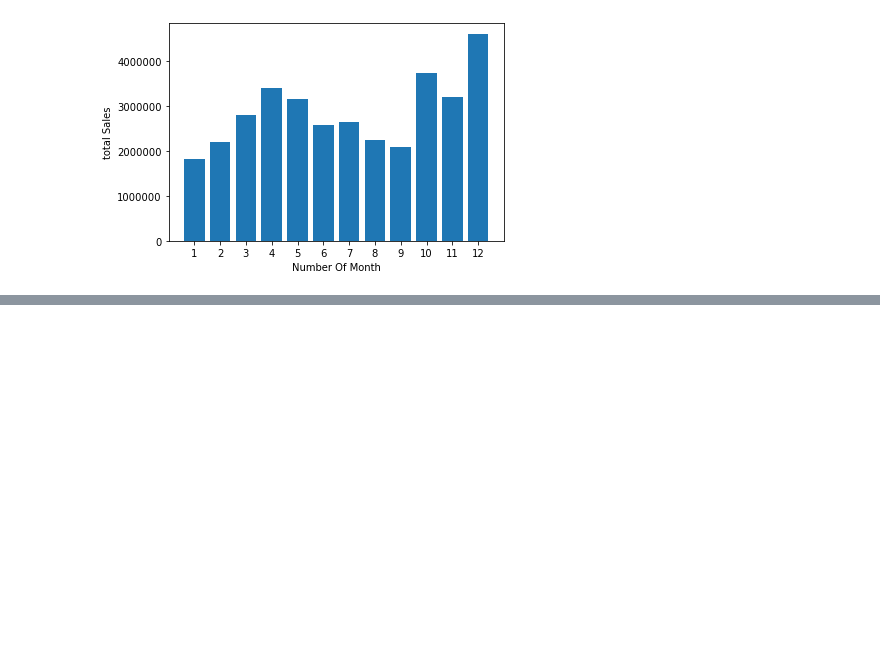
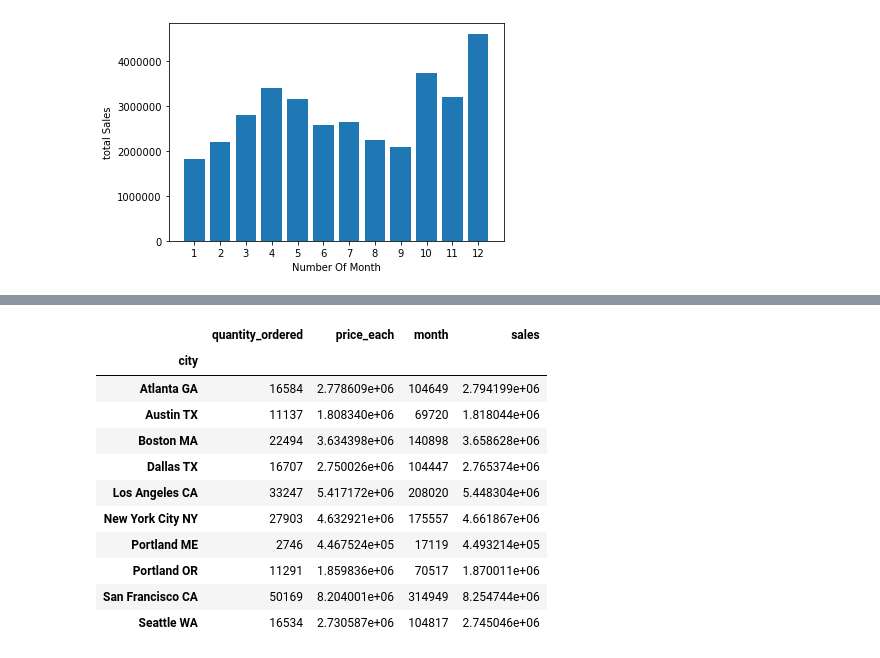
Before and after one commit to mosh55/sales_data_anaylsis, a Jupyter notebook: Sales_Data_Analysis.ipynb, the cells around one changed output, grey strips where cells are left out. Saved outputs shown, nothing was run; the diff lists cells and outputs as text; code cells hidden in the pictures; blank space fills up the shorter version.

```diff
--- a/Sales_Data_Analysis.ipynb
+++ b/Sales_Data_Analysis.ipynb
@@ -169,0 +187,15 @@ plt.show()
+# %%
+df['city'].nunique()
+# %% [output]
+|  | quantity_ordered | price_each | month | sales |
+| city |  |  |  |  |
+| Atlanta GA | 16584 | 2.778609e+06 | 104649 | 2.794199e+06 |
+| Austin TX | 11137 | 1.808340e+06 | 69720 | 1.818044e+06 |
+| Boston MA | 22494 | 3.634398e+06 | 140898 | 3.658628e+06 |
+| Dallas TX | 16707 | 2.750026e+06 | 104447 | 2.765374e+06 |
+| Los Angeles CA | 33247 | 5.417172e+06 | 208020 | 5.448304e+06 |
+| New York City NY | 27903 | 4.632921e+06 | 175557 | 4.661867e+06 |
+| Portland ME | 2746 | 4.467524e+05 | 17119 | 4.493214e+05 |
+| Portland OR | 11291 | 1.859836e+06 | 70517 | 1.870011e+06 |
+| San Francisco CA | 50169 | 8.204001e+06 | 314949 | 8.254744e+06 |
+| Seattle WA | 16534 | 2.730587e+06 | 104817 | 2.745046e+06 |
```
Also changed, not shown: parts of 8 cells of this notebook.
